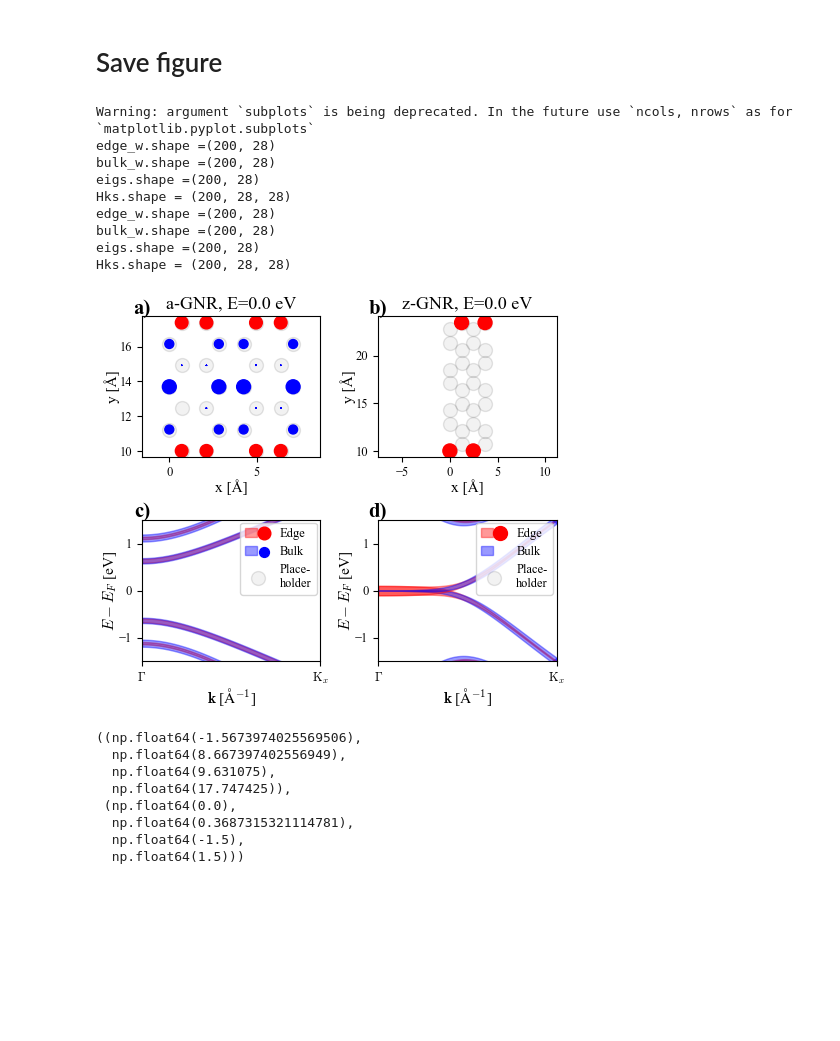
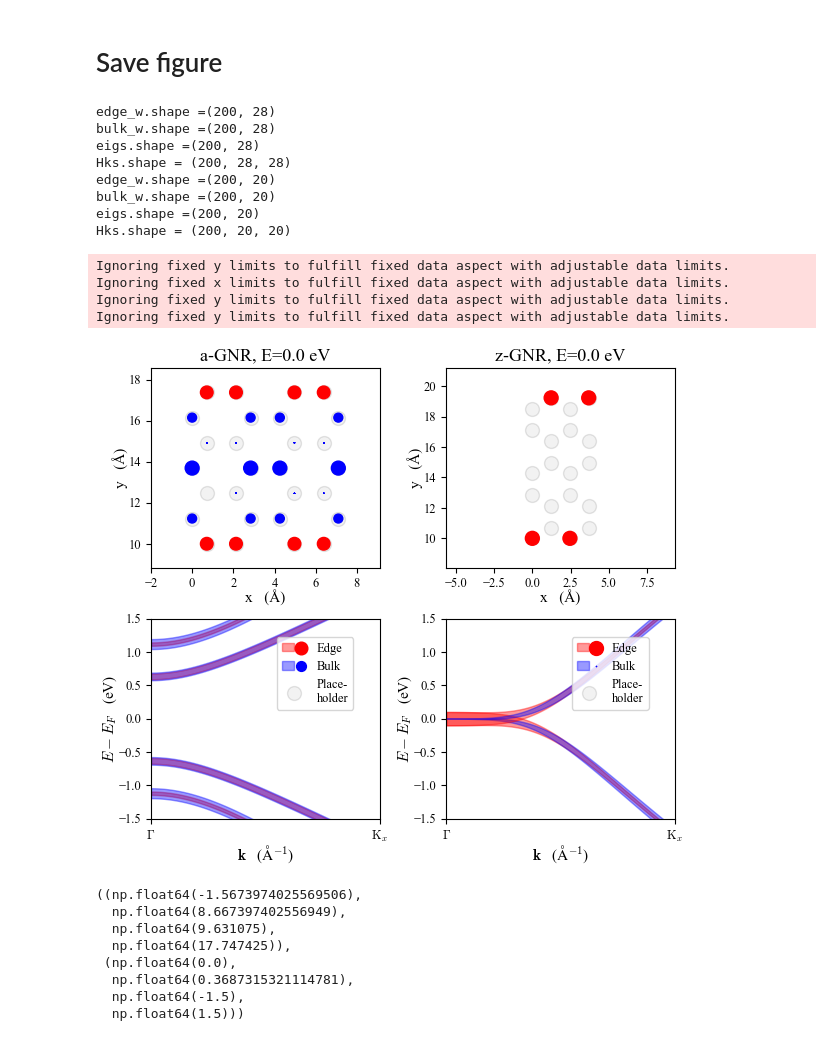
Before and after one commit to BastianValhoj/QTM-ML, a Jupyter notebook: scripts/notebooks/fatbands_ngr.ipynb, the cells around one changed output. Drawn from its saved outputs; the diff is of its cells as text; code cells hidden in the pictures; blank space fills up the shorter version.

```diff
--- a/scripts/notebooks/fatbands_ngr.ipynb
+++ b/scripts/notebooks/fatbands_ngr.ipynb
@@ -117,15 +117,16 @@ def show_fatbands(ham, path, dist_tol=1e-2, E=0, *, ph=False, Erange=2, nE=1_000
     bulkdot = axes[0].scatter(x[bulk_idx], y[bulk_idx], color='blue', s=norm_pdos[bulk_idx])
 
     # ax[0].axis('scaled')
-    axes[0].set_xlabel('x [Å]')
-    axes[0].set_ylabel('y [Å]')
+    axes[0].set_xlabel('x   (Å)')
+    axes[0].set_ylabel('y   (Å)')
+    axes[0].set(xlim=(np.min(x)-2, np.max(x)+2), ylim=(np.min(y)-2, np.max(y)+2))
     axes[0].set_aspect('equal', adjustable='datalim')
     # axes[0].set_title(fr"$E = {E}$ eV")
 
     # axes[1].set_box_aspect(1.0)
     axes[1].set_xticks(kt, kl)
-    axes[1].set_xlabel(r'$\mathbf{k}$ [$\mathrm{\AA}^{-1}$]')
-    axes[1].set_ylabel(r'$E - E_F$ [eV]')
+    axes[1].set_xlabel(r'$\mathbf{k}$   ($\mathrm{\AA}^{-1}$)')
+    axes[1].set_ylabel(r'$E - E_F$   (eV)')
     axes[1].set_xlim(lk[0], lk[-1])
     axes[1].set_ylim(*Erange)
 
@@ -156,41 +157,44 @@ def show_fatbands(ham, path, dist_tol=1e-2, E=0, *, ph=False, Erange=2, nE=1_000
 # %%
 NL = 2
 NW = 7
 gr = sisl.geom.graphene_nanoribbon(NW, BOND, kind='armchair')
 gr = gr.tile(NL, 0)
 ham = sisl.Hamiltonian(gr)
 ham.construct([R,T])
 
 E = 0.0
 Erange = 1.5
-fig, axes = thesis_fig(subplots=(2,2), aspect=0.89, sharex=False, fraction=0.8)
+fig, axes = thesis_fig(2, 2, aspect=0.89, fraction=1)
 
 show_fatbands(ham, path=PATH, dist_tol=1e-2, E=E, Erange=Erange, ph=1, axes=axes[:, 0], legend_bbox=(0.55, 0.725));
 
-gr = sisl.geom.graphene_nanoribbon(NW, BOND, kind='zigzag')
+gr = sisl.geom.graphene_nanoribbon(NW-2, BOND, kind='zigzag')
 gr = gr.tile(NL, 0)
 ham = sisl.Hamiltonian(gr)
 ham.construct([R,T])
 show_fatbands(ham, path=PATH, dist_tol=1e-2, E=E, Erange=Erange, ph=1, axes=axes[:, 1], legend_bbox=(0.55, 0.725));
-label_subplots(axes=axes, pos=(0.05, 1.12))
+# label_subplots(axes=axes, pos=(0.05, 1.12))
 # handles, labels = axes[1,1].get_legend_handles_labels()
 # axes[1,0].legend(handles, labels, bbox_to_anchor=(0.65, 0.5))
 axes[0,0].set_title(f"a-GNR, E={E} eV")
 axes[0,1].set_title(f"z-GNR, E={E} eV")
 fig.set_constrained_layout(True)
 # fig.tight_layout()
 fig.savefig("../figures/fatbands")
 # %% [output]
-Warning: argument `subplots` is being deprecated. In the future use `ncols, nrows` as for `matplotlib.pyplot.subplots`
 edge_w.shape =(200, 28)
 bulk_w.shape =(200, 28)
 eigs.shape =(200, 28)
 Hks.shape = (200, 28, 28)
-edge_w.shape =(200, 28)
-bulk_w.shape =(200, 28)
-eigs.shape =(200, 28)
-Hks.shape = (200, 28, 28)
+edge_w.shape =(200, 20)
+bulk_w.shape =(200, 20)
+eigs.shape =(200, 20)
+Hks.shape = (200, 20, 20)
+Ignoring fixed y limits to fulfill fixed data aspect with adjustable data limits.
+Ignoring fixed x limits to fulfill fixed data aspect with adjustable data limits.
+Ignoring fixed y limits to fulfill fixed data aspect with adjustable data limits.
+Ignoring fixed y limits to fulfill fixed data aspect with adjustable data limits.
-[figure, old version]
+[figure, new version]
 # %%
 axes[0,0].axis(), axes[1,0].axis()
 # axes[0,0].
```
Also changed, not shown: parts of 3 cells of this notebook, 1 other file.
